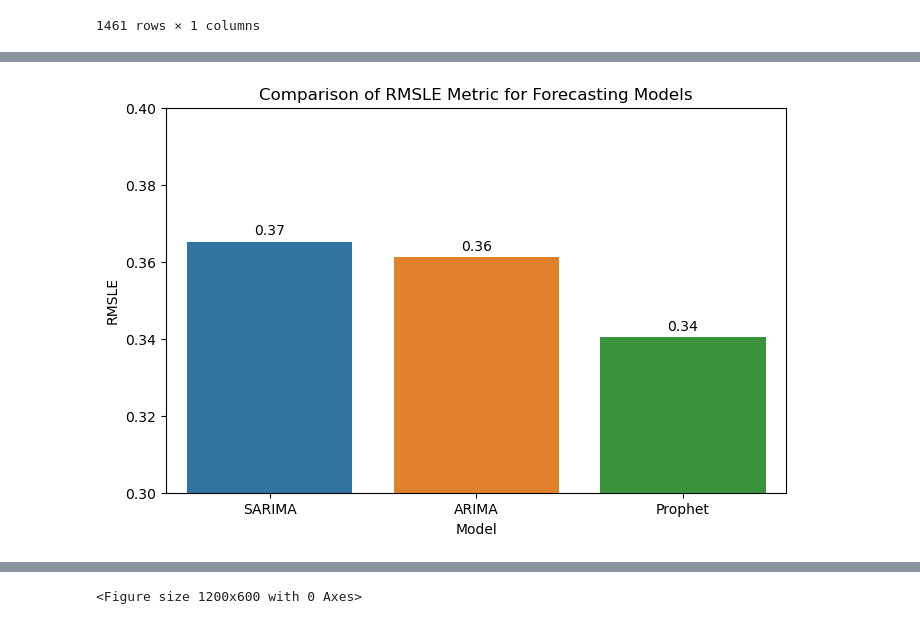
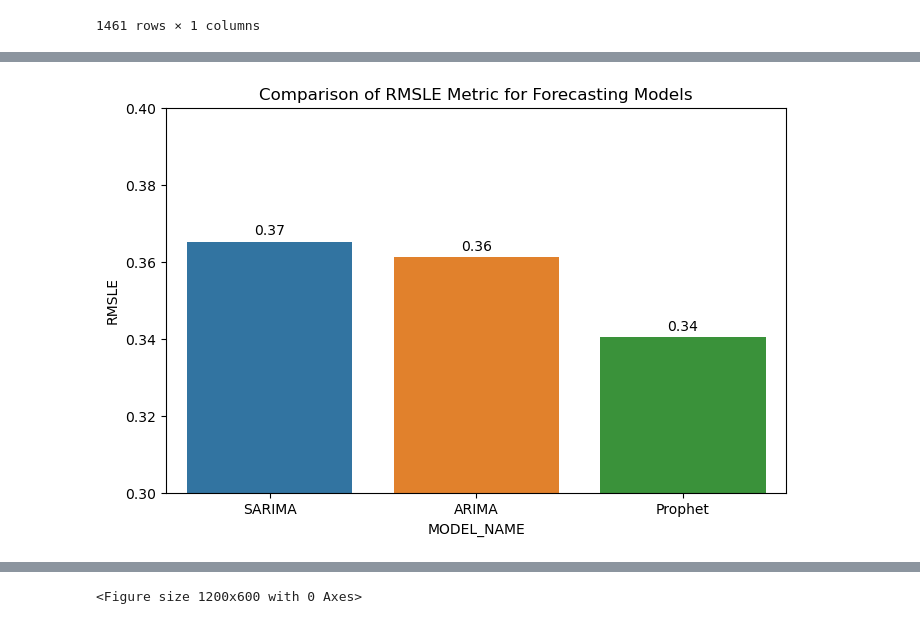
Before and after one commit to MumoMutiso/regression_collaboration, a Jupyter notebook: Time Series Regression Analysis.ipynb, the cells around one changed output, grey strips where cells are left out. Drawn from its saved outputs; the diff is of its cells as text; code cells hidden in the pictures.

```diff
--- a/Time Series Regression Analysis.ipynb
+++ b/Time Series Regression Analysis.ipynb
@@ -1549,20 +1549,20 @@ Evaluation Results:
 # %%
 plt.figure(figsize=(8, 5))
 
-sns.barplot(x='Model', y='RMSLE', data=eval_results, hue='Model')
+sns.barplot(x='MODEL_NAME', y='RMSLE', data=eval_results, hue='MODEL_NAME')
 
 plt.title('Comparison of RMSLE Metric for Forecasting Models')
 
 # Adding annotations
 for index, value in enumerate(eval_results['RMSLE']):
     plt.text(index, value + 0.001, (f'{value:.2f}'), ha='center', va='bottom')
 
 plt.ylabel('RMSLE')
-plt.xlabel('Model')
+plt.xlabel('MODEL_NAME')
 plt.ylim(0.3, 0.4)  # Comparism for obvious
 plt.show()
 # %% [output]
-[figure, old version]
+[figure, new version]
 # %% [markdown]
 #### Key Insights
 
```
Also changed, not shown: parts of 10 cells of this notebook.
